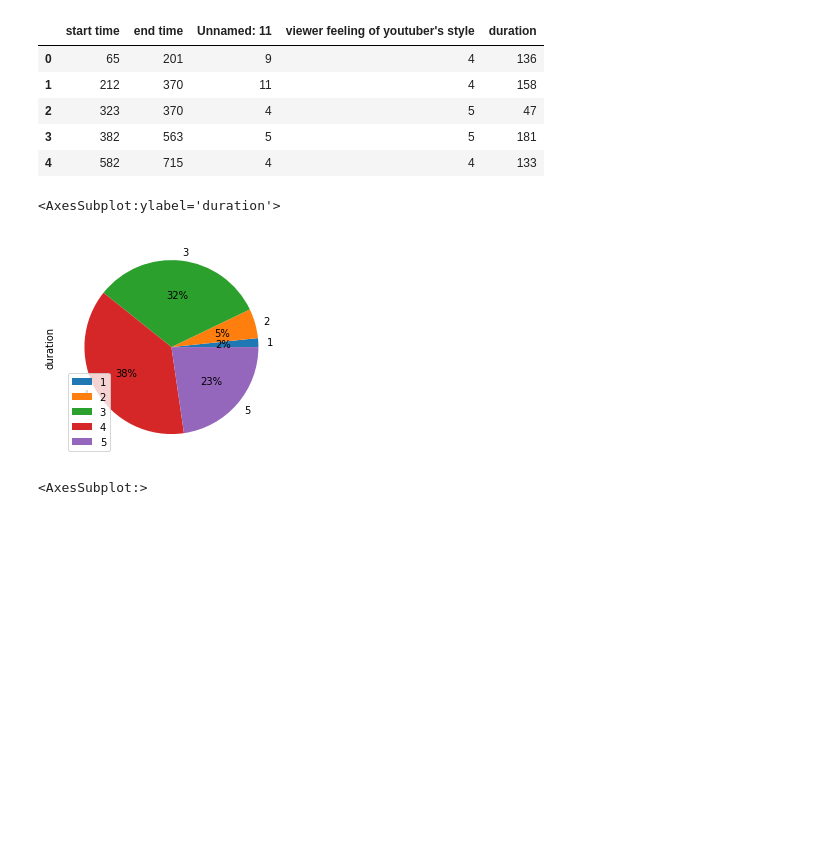
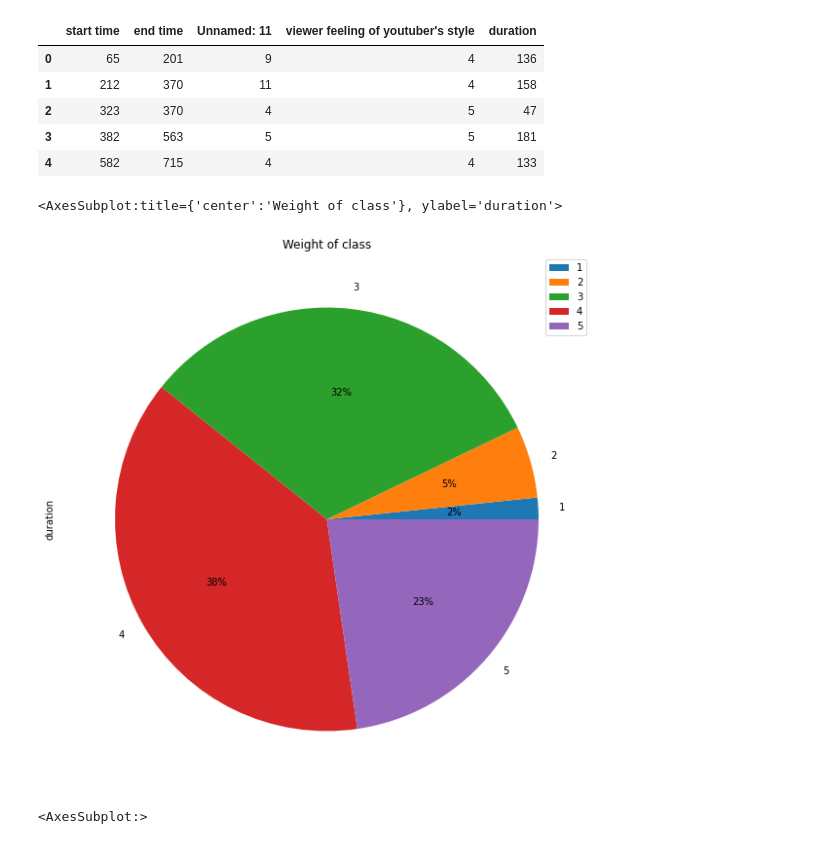
Before and after one commit to nghiavuPrac/AIL_Assignment, a Jupyter notebook: Assignment_2/predict_viewerFeeling.ipynb, the cells around one changed output. Cells and saved outputs as stored; diff of their text form; code cells hidden in the pictures; blank space fills up the shorter version.

```diff
--- a/Assignment_2/predict_viewerFeeling.ipynb
+++ b/Assignment_2/predict_viewerFeeling.ipynb
@@ -135,10 +135,10 @@ data.head()
 | 4 | 582 | 715 | 4 | 4 | 133 |
 # %%
 # Plotting the pie chart for above dataframe
-data.groupby(["viewer feeling of youtuber's style "]).count().plot(kind='pie',y = "duration", autopct='%1.0f%%')
+data.groupby(["viewer feeling of youtuber's style "]).count().plot(kind='pie',y = "duration", autopct='%1.0f%%',figsize=(15,10), title= "Weight of class")
 # %% [output]
-<AxesSubplot:ylabel='duration'>
+<AxesSubplot:title={'center':'Weight of class'}, ylabel='duration'>
-[figure, old version]
+[figure, new version]
 # %%
 #Plot correlation matrix
 plt.figure(figsize = (24,16))
```
Also changed, not shown: parts of 4 cells of this notebook.
